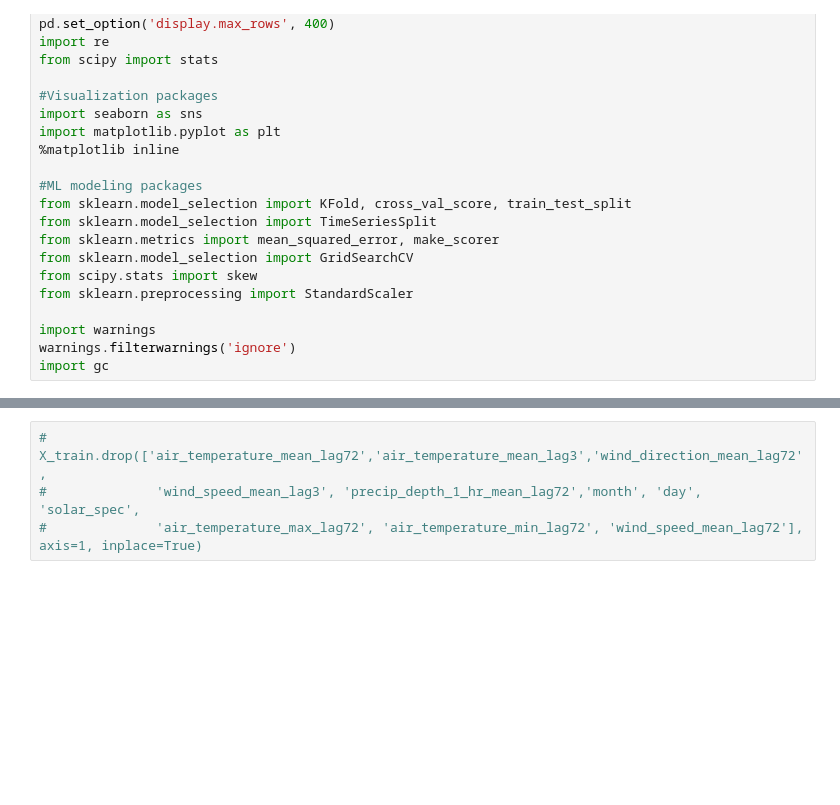
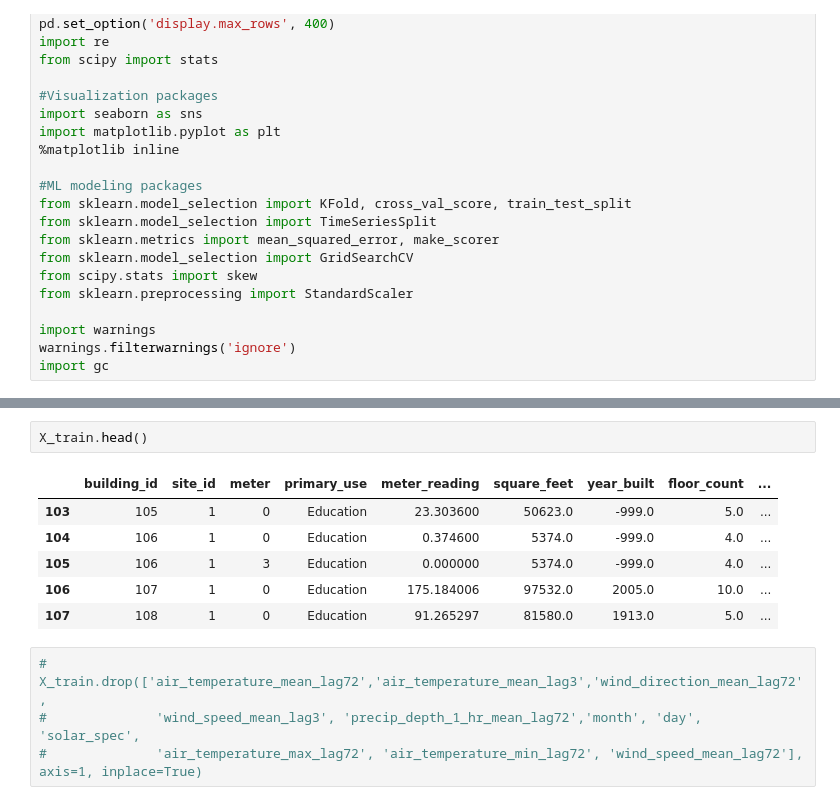
Before and after one commit to Luke-Gray/ASHRAE, a Jupyter notebook: Final Modeling.ipynb, the cells around one changed output, grey strips where cells are left out. Cells and saved outputs as stored; diff of their text form; blank space fills up the shorter version.

```diff
--- a/Final Modeling.ipynb
+++ b/Final Modeling.ipynb
@@ -34,3 +34,12 @@ print(X_train.shape)
+# %%
+X_train.head()
+# %% [output]
+|  | building_id | site_id | meter | primary_use | meter_reading | square_feet | year_built | floor_count | ... |
+| 103 | 105 | 1 | 0 | Education | 23.303600 | 50623.0 | -999.0 | 5.0 | ... |
+| 104 | 106 | 1 | 0 | Education | 0.374600 | 5374.0 | -999.0 | 4.0 | ... |
+| 105 | 106 | 1 | 3 | Education | 0.000000 | 5374.0 | -999.0 | 4.0 | ... |
+| 106 | 107 | 1 | 0 | Education | 175.184006 | 97532.0 | 2005.0 | 10.0 | ... |
+| 107 | 108 | 1 | 0 | Education | 91.265297 | 81580.0 | 1913.0 | 5.0 | ... |
 # %%
 # X_train.drop(['air_temperature_mean_lag72','air_temperature_mean_lag3','wind_direction_mean_lag72',
 #              'wind_speed_mean_lag3', 'precip_depth_1_hr_mean_lag72','month', 'day', 'solar_spec',
```
Also changed, not shown: parts of 33 cells of this notebook.
